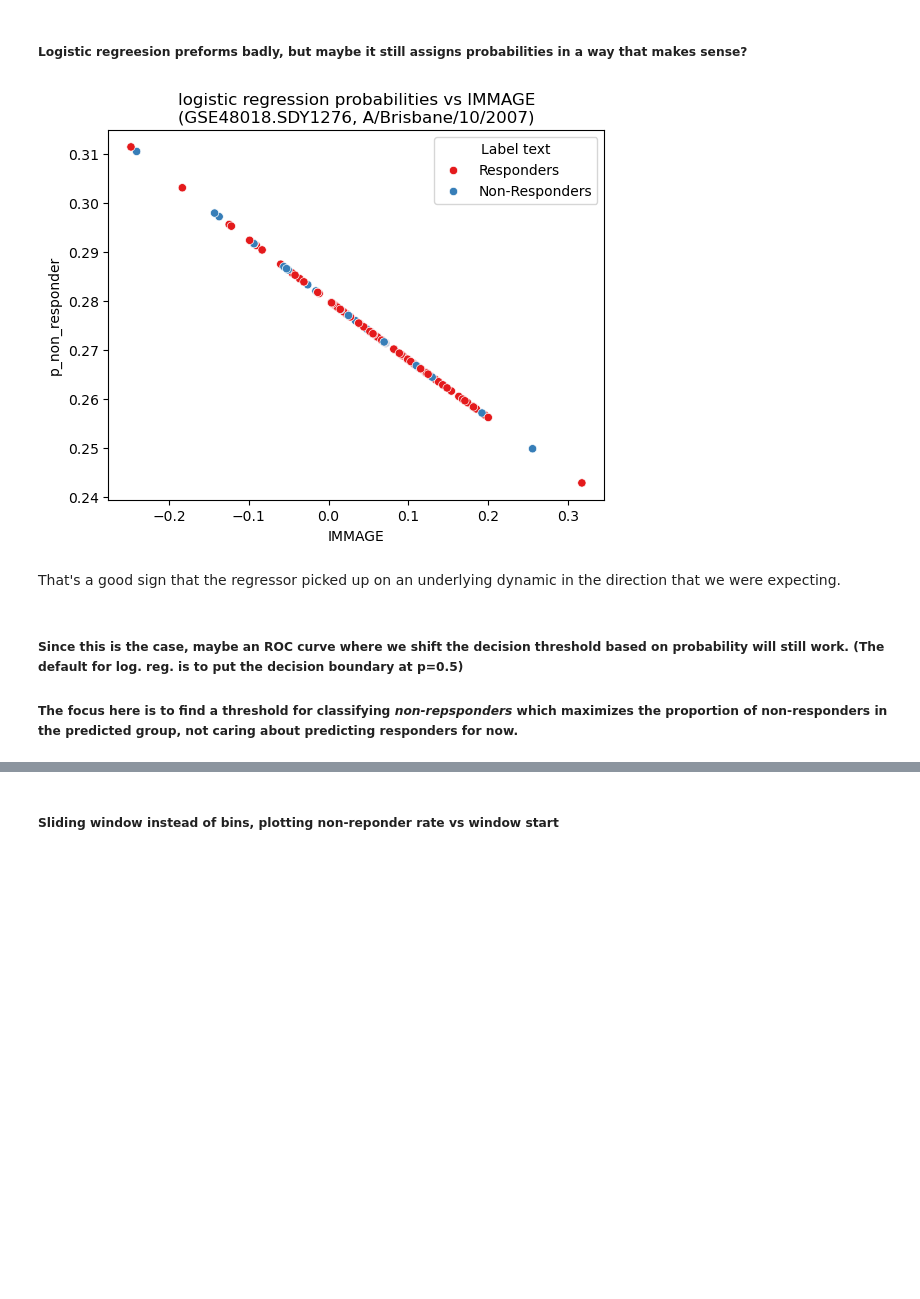
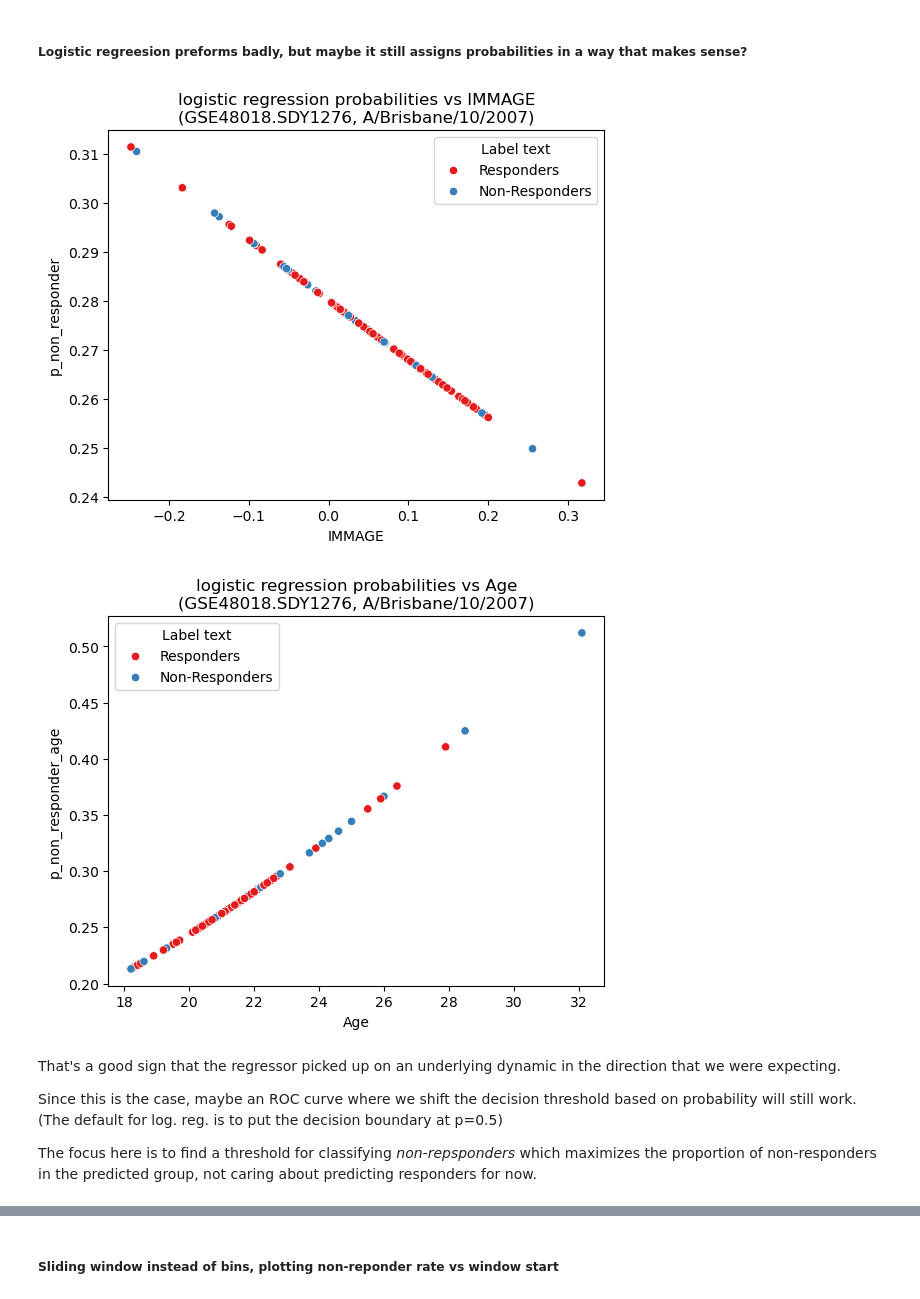
Before and after one commit to JonatanSahar/lab-vaccines, a Jupyter notebook: code/export/GSE48018.SDY1276_A_Brisbane_10_2007_analysis.ipynb, the cells around one changed output, grey strips where cells are left out. Drawn from its saved outputs; the diff is of its cells as text; code cells hidden in the pictures; blank space fills up the shorter version.

```diff
--- a/code/export/GSE48018.SDY1276_A_Brisbane_10_2007_analysis.ipynb
+++ b/code/export/GSE48018.SDY1276_A_Brisbane_10_2007_analysis.ipynb
@@ -212,8 +235,9 @@ ttest = ttest_ind(low_group, high_group)
 ##### Classifying with logistic regression - cross validation
 # %%
 # Classifying with logistic regression - cross validation
-log_regress = LogisticRegression()
-regression_result = cross_validate(log_regress, data[[immage_col]],  data["y"])
+log_regress_immage = LogisticRegression()
+log_regress_age = LogisticRegression()
+regression_result = cross_validate(log_regress_immage, data[[immage_col]],  data["y"])
 print(f"Mean classification accuracy (logistic regression): {regression_result['test_score'].mean()}")
 # %% [output]
 Mean classification accuracy (logistic regression): 0.7256916996047431
@@ -226,14 +250,16 @@ from math import log
 # Split the data into training and testing sets
 # X_train, X_test, labels_train, labels_test = train_test_split(data[[immage_col]], data["y"],
                                                               # test_size=0.2, random_state=42)
-# log_regress.score(X_test, labels_test)
+# log_regress_immage.score(X_test, labels_test)
 
 def get_threshold_from_probability(prob, intercept, slope):
   return -1 * (log(1/prob - 1) + intercept)/slope
 
-log_regress.fit(data[[immage_col]],  data["y"])
-intercept = log_regress.intercept_[0]
-slope = log_regress.coef_[0][0]
+# Train a classidier based on immage and on age for comparison
+log_regress_immage.fit(data[[immage_col]],  data["y"])
+log_regress_age.fit(data[[age_col]],  data["y"])
+intercept = log_regress_immage.intercept_[0]
+slope = log_regress_immage.coef_[0][0]
 
 # Calculate the cutoff value
 # print(f' intercept: {intercept}, slope: {slope}')
@@ -266,13 +293,21 @@ plt.show()
 # %% [markdown]
 ##### Logistic regreesion preforms badly, but maybe it still assigns probabilities in a way that makes sense?
 # %%
-proba = pd.DataFrame(log_regress.predict_proba(data[["IMMAGE"]]))
-data["p_non_responder"] = proba[1]
-# data["p_non_responder"].hist()
-# data.plot.scatter(immage_col, "p_non_responder")
+non_responder_col = "p_non_responder"
+non_responder_col_age = "p_non_responder_age"
+proba = pd.DataFrame(log_regress_immage.predict_proba(data[[immage_col]]))
+data[non_responder_col] = proba[1]
 
-sns.scatterplot(data=data, x="IMMAGE", y="p_non_responder", hue="Label text", palette='Set1')
-plt.title(f'logistic regression probabilities vs IMMAGE\n({dataset_name}, {strain})')
+proba = pd.DataFrame(log_regress_age.predict_proba(data[[age_col]]))
+data[non_responder_col_age] = proba[1]
+
+sns.scatterplot(data=data, x=immage_col, y=non_responder_col, hue="Label text", palette='Set1')
+plt.title(f'logistic regression probabilities vs {immage_col}\n({dataset_name}, {strain})')
 plt.show()
+
+sns.scatterplot(data=data, x=age_col, y=non_responder_col_age, hue="Label text", palette='Set1')
+plt.title(f'logistic regression probabilities vs {age_col}\n({dataset_name}, {strain})')
+plt.show()
 # %% [output]
 [figure]
+[figure, added]
@@ -281,6 +314,6 @@ plt.show()
-# %% [markdown]
-That's a good sign that the regressor picked up on an underlying dynamic in the direction that we were expecting.
 # %% [markdown]
-##### Since this is the case, maybe an ROC curve where we shift the decision threshold based on probability will still work. (The default for log. reg. is to put the decision boundary at p=0.5)
+That's a good sign that the regressor picked up on an underlying dynamic in the direction that we were expecting.
 
-##### The focus here is to find a threshold for classifying *non-repsponders* which maximizes the proportion of non-responders in the predicted group, not caring about predicting responders for now.
+ Since this is the case, maybe an ROC curve where we shift the decision threshold based on probability will still work. (The default for log. reg. is to put the decision boundary at p=0.5)
+
+ The focus here is to find a threshold for classifying *non-repsponders* which maximizes the proportion of non-responders in the predicted group, not caring about predicting responders for now.
```
Also changed, not shown: parts of 21 cells of this notebook, 21 other files.
